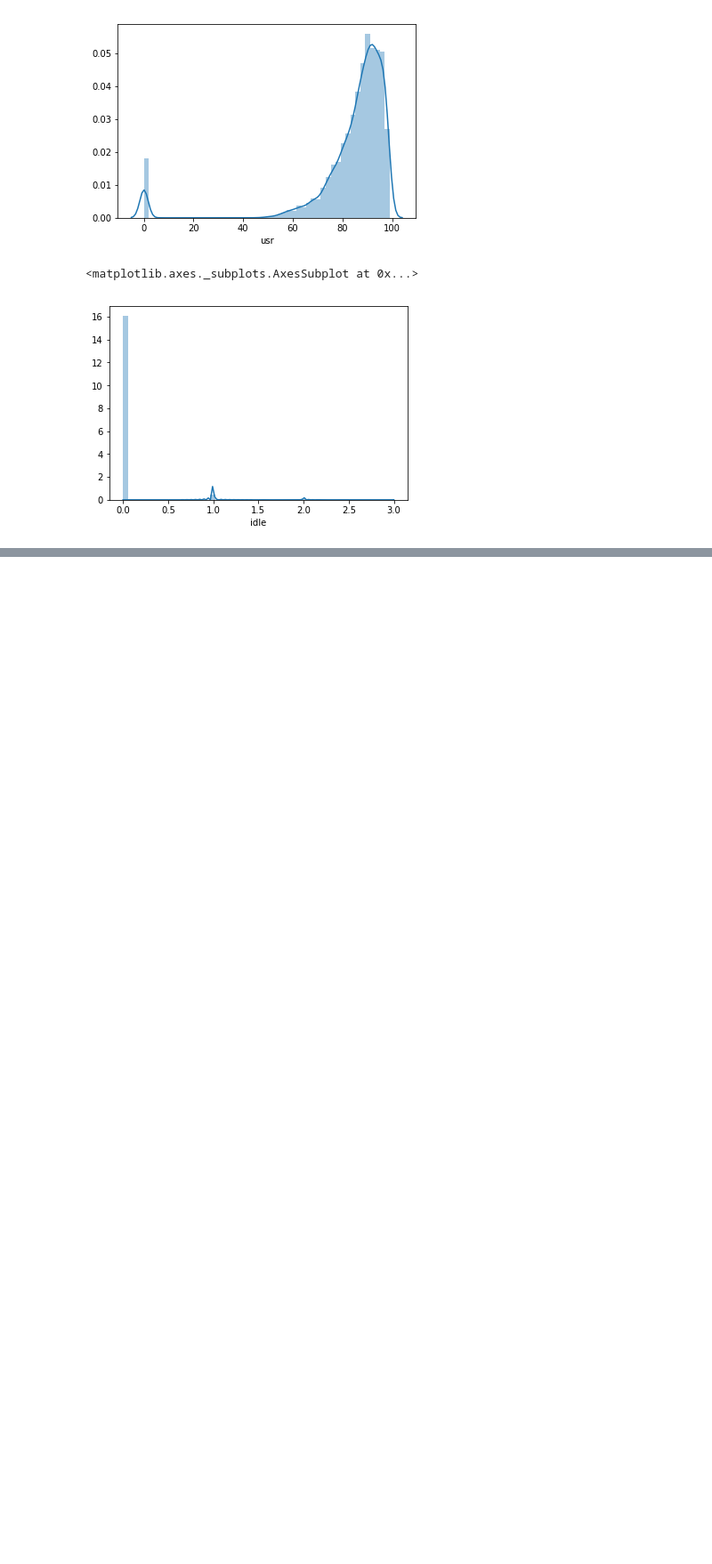
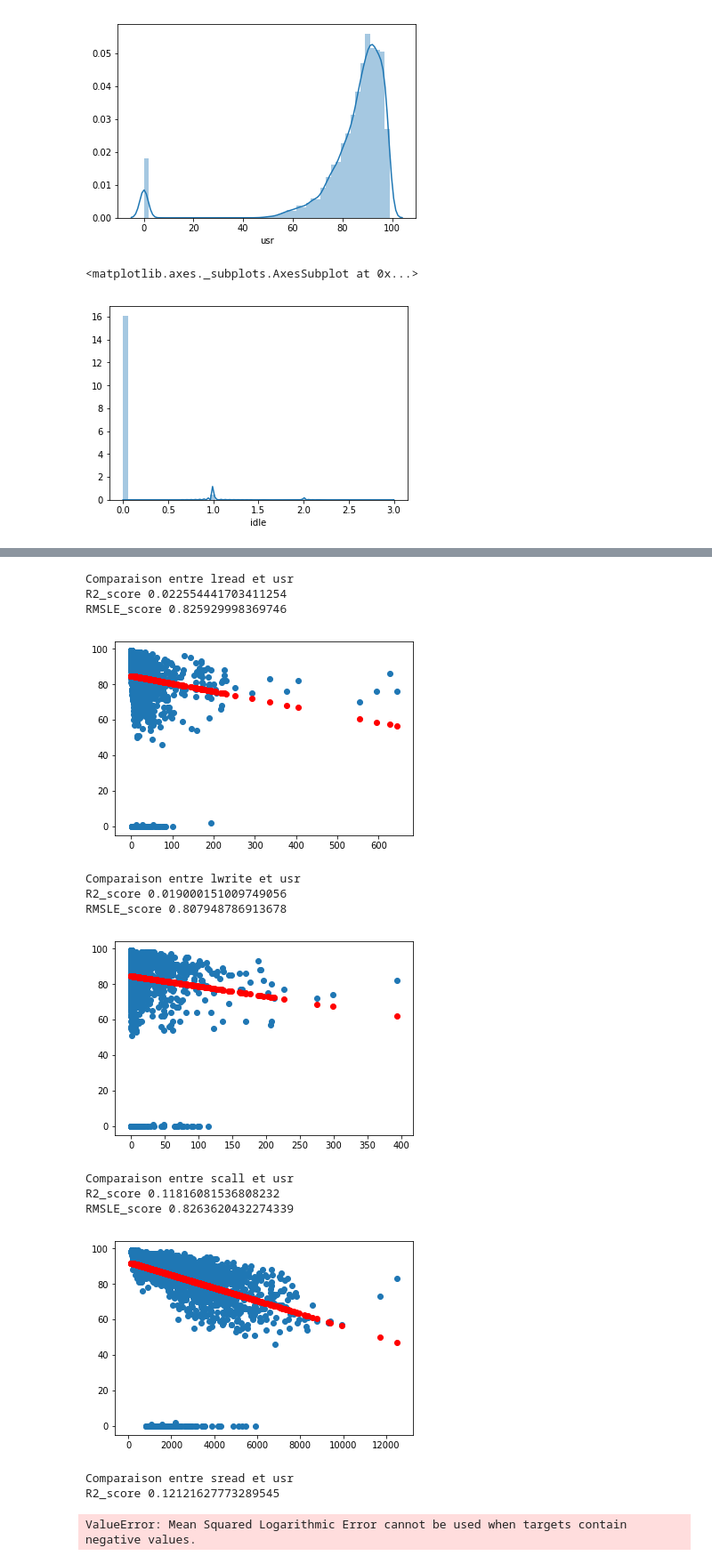
Before and after one commit to Aethyn/LinearRegressionTraining, a Jupyter notebook: EvaluationRL.ipynb, the cells around one changed output, grey strips where cells are left out. Shown: that part at 89% size. Cells and saved outputs as stored; diff of their text form; code cells hidden in the pictures; blank space fills up the shorter version.

```diff
--- a/EvaluationRL.ipynb
+++ b/EvaluationRL.ipynb
@@ -91,0 +127,45 @@ sns.distplot(df['idle'])
+# %%
+def eval(col):
+    X = df[[col]]
+    y = df['usr']
+
+    X_train, X_test, y_train, y_test = train_test_split(X, y, test_size = 0.3)
+
+    reg = LinearRegression()
+
+    reg.fit(X_train, y_train)
+
+    y_pred = reg.predict(X_test)
+
+    print(f"Comparaison entre {col} et usr")
+
+    r = r2_score(y_test, y_pred)
+    print(f"R2_score {r}")
+
+    rmsle = np.sqrt(mean_squared_log_error(y_test, y_pred))
+    print(f"RMSLE_score {rmsle}")
+
+    plt.scatter(X_test, y_test)
+    plt.scatter(X_test, y_pred, color = 'red')
+    plt.show()
+# %%
+for col in df.columns:
+    if col in ['usr', 'sys', 'wio', 'idle', 'time']:
+        continue
+    eval(col)
+# %% [output]
+Comparaison entre lread et usr
+R2_score 0.022554441703411254
+RMSLE_score 0.825929998369746
+[figure, added]
+Comparaison entre lwrite et usr
+R2_score 0.019000151009749056
+RMSLE_score 0.807948786913678
+[figure, added]
+Comparaison entre scall et usr
+R2_score 0.11816081536808232
+RMSLE_score 0.8263620432274339
+[figure, added]
+Comparaison entre sread et usr
+R2_score 0.12121627773289545
+ValueError: Mean Squared Logarithmic Error cannot be used when targets contain negative values.
```
Also changed, not shown: parts of 3 cells of this notebook.
